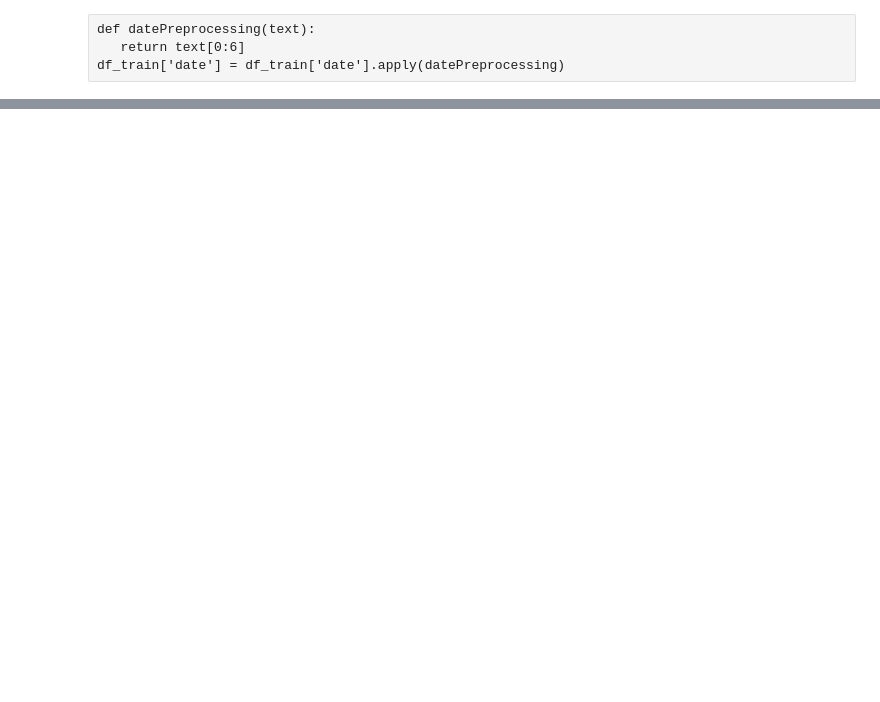
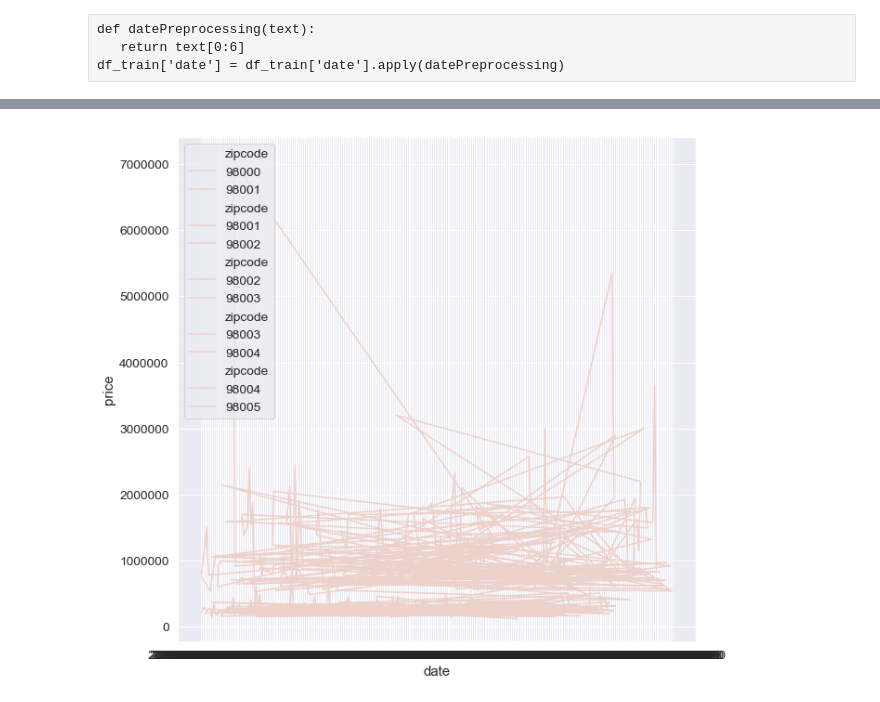
Before and after one commit to ahnjehoon/TIL2, a Jupyter notebook: project/2019-2nd-ml-month-with-kakr/시각화.ipynb, the cells around one changed output, grey strips where cells are left out. Drawn from its saved outputs; the diff is of its cells as text; code cells hidden in the pictures; blank space fills up the shorter version.

```diff
--- a/project/2019-2nd-ml-month-with-kakr/시각화.ipynb
+++ b/project/2019-2nd-ml-month-with-kakr/시각화.ipynb
@@ -209,3 +202,17 @@ for i, zipcode in enumerate(sorted_zipcode[:5]):
+# %%
+##### dt = df_train.groupby(['date'], as_index=False)['price'].mean()
+#sns.lineplot(x='date', y='price', data=dt)
+dt = df_train.groupby(['zipcode','date'], as_index=False)['price'].mean()
+sorted_zipcode = sorted(df_train['zipcode'].unique())
+f, ax = plt.subplots(figsize=(10, 10))
+for i, zipcode in enumerate(sorted_zipcode[:5]):
+    #sns.lineplot(x='date', y='price', data=dt[dt['zipcode'] == zipcode], hue='zipcode')
+    #ax[1][0].set_title(zipcode, fontsize=20)
+    ax = sns.lineplot(x="date", y="price",
+                        hue="zipcode", style="zipcode",
+                        data=dt[dt['zipcode'] == zipcode])
+# %% [output]
+[figure, added]
 # %%
 df_train = pd.read_csv('train.csv')
 df_train['count'] = 1
```
Also changed, not shown: parts of 15 cells of this notebook, 4 other files.
